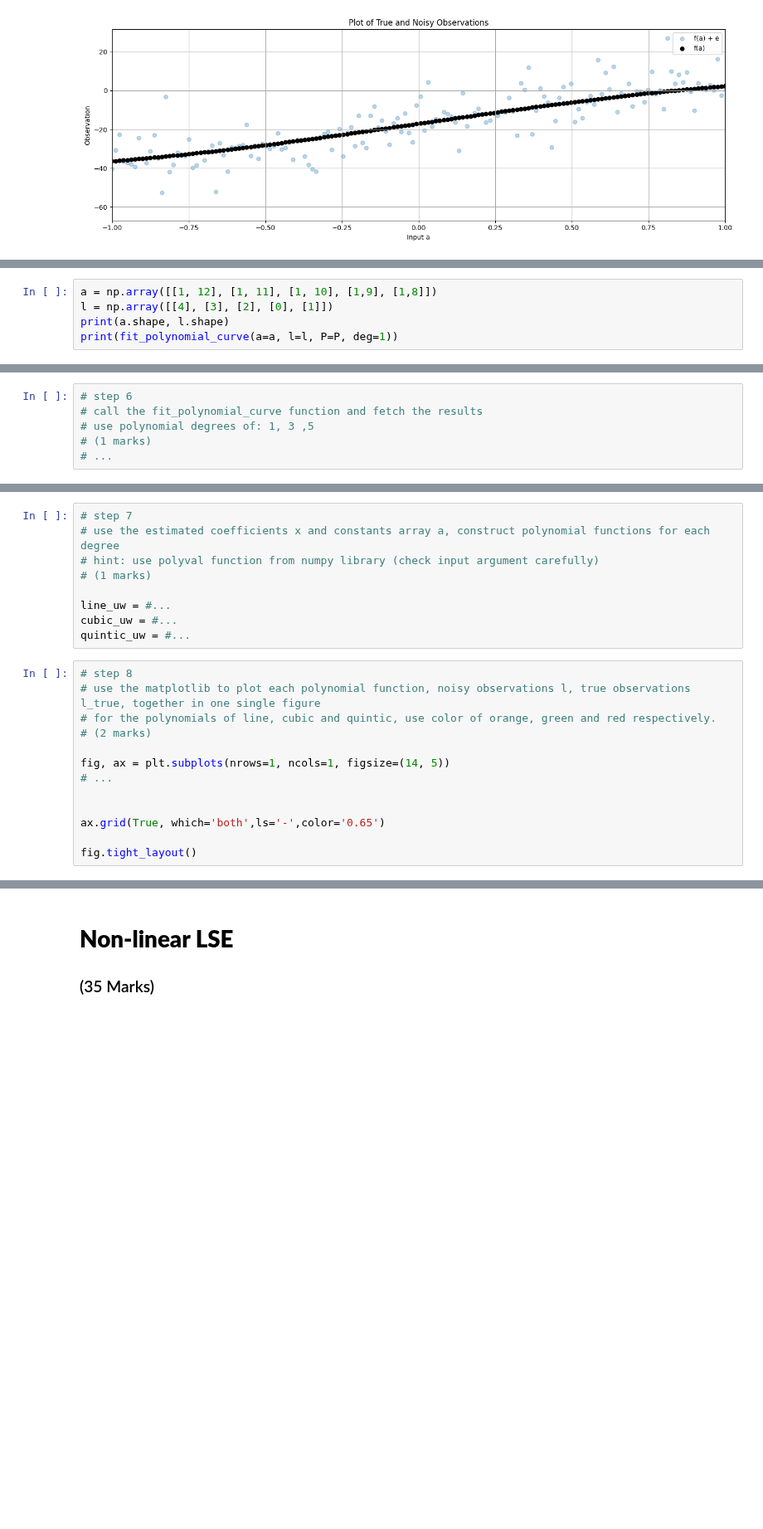
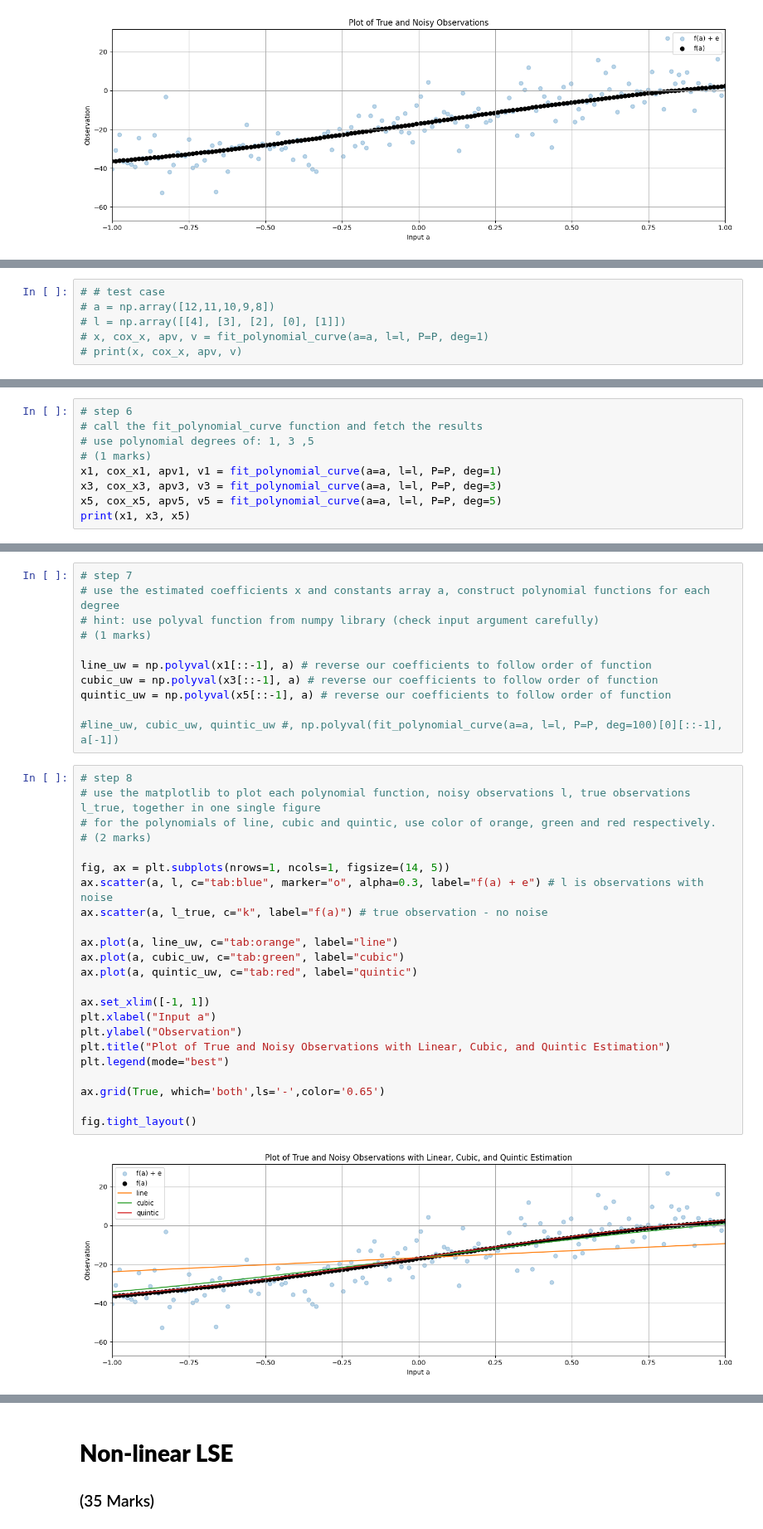
Before and after one commit to eunice-nwaobi/ENGG680_LAB_ASSIGNMENTS, a Jupyter notebook: Lab_Assignment2/Assignment2.ipynb, the cells around one changed output, grey strips where cells are left out. Shown at 83% size. Saved outputs shown, nothing was run; the diff lists cells and outputs as text; blank space fills up the shorter version.

```diff
--- a/Lab_Assignment2/Assignment2.ipynb
+++ b/Lab_Assignment2/Assignment2.ipynb
@@ -184,6 +184,7 @@ def fit_polynomial_curve(a: np.ndarray, l: np.ndarray, P: np.ndarray, deg: int)
   return (x, cov_x, apv, v)
 # %%
-a = np.array([[1, 12], [1, 11], [1, 10], [1,9], [1,8]])
-l = np.array([[4], [3], [2], [0], [1]])
-print(a.shape, l.shape)
-print(fit_polynomial_curve(a=a, l=l, P=P, deg=1))
+# # test case
+# a = np.array([12,11,10,9,8])
+# l = np.array([[4], [3], [2], [0], [1]])
+# x, cox_x, apv, v = fit_polynomial_curve(a=a, l=l, P=P, deg=1)
+# print(x, cox_x, apv, v)
@@ -206,4 +193,7 @@ ValueError: shapes (5,1) and (5,1) not aligned: 1 (dim 1) != 5 (dim 0)
 # call the fit_polynomial_curve function and fetch the results
 # use polynomial degrees of: 1, 3 ,5
 # (1 marks)
-# ...
+x1, cox_x1, apv1, v1 = fit_polynomial_curve(a=a, l=l, P=P, deg=1)
+x3, cox_x3, apv3, v3 = fit_polynomial_curve(a=a, l=l, P=P, deg=3)
+x5, cox_x5, apv5, v5 = fit_polynomial_curve(a=a, l=l, P=P, deg=5)
+print(x1, x3, x5)
@@ -213,22 +206,36 @@ ValueError: shapes (5,1) and (5,1) not aligned: 1 (dim 1) != 5 (dim 0)
 # hint: use polyval function from numpy library (check input argument carefully)
 # (1 marks)
 
-line_uw = #...
-cubic_uw = #...
-quintic_uw = #...
+line_uw = np.polyval(x1[::-1], a) # reverse our coefficients to follow order of function
+cubic_uw = np.polyval(x3[::-1], a) # reverse our coefficients to follow order of function
+quintic_uw = np.polyval(x5[::-1], a) # reverse our coefficients to follow order of function
+
+#line_uw, cubic_uw, quintic_uw #, np.polyval(fit_polynomial_curve(a=a, l=l, P=P, deg=100)[0][::-1], a[-1])
 # %%
 # step 8
 # use the matplotlib to plot each polynomial function, noisy observations l, true observations l_true, together in one single figure
 # for the polynomials of line, cubic and quintic, use color of orange, green and red respectively.
 # (2 marks)
 
 fig, ax = plt.subplots(nrows=1, ncols=1, figsize=(14, 5))
-# ...
+ax.scatter(a, l, c="tab:blue", marker="o", alpha=0.3, label="f(a) + e") # l is observations with noise
+ax.scatter(a, l_true, c="k", label="f(a)") # true observation - no noise
 
+ax.plot(a, line_uw, c="tab:orange", label="line")
+ax.plot(a, cubic_uw, c="tab:green", label="cubic")
+ax.plot(a, quintic_uw, c="tab:red", label="quintic")
+
+ax.set_xlim([-1, 1])
+plt.xlabel("Input a")
+plt.ylabel("Observation")
+plt.title("Plot of True and Noisy Observations with Linear, Cubic, and Quintic Estimation")
+plt.legend(mode="best")
 
 ax.grid(True, which='both',ls='-',color='0.65')
 
 fig.tight_layout()
+# %% [output]
+[figure, added]
 # %%
 # step 9
 # print the a posterier variance factor for each polynomial function
```
Also changed, not shown: parts of 28 cells of this notebook.
